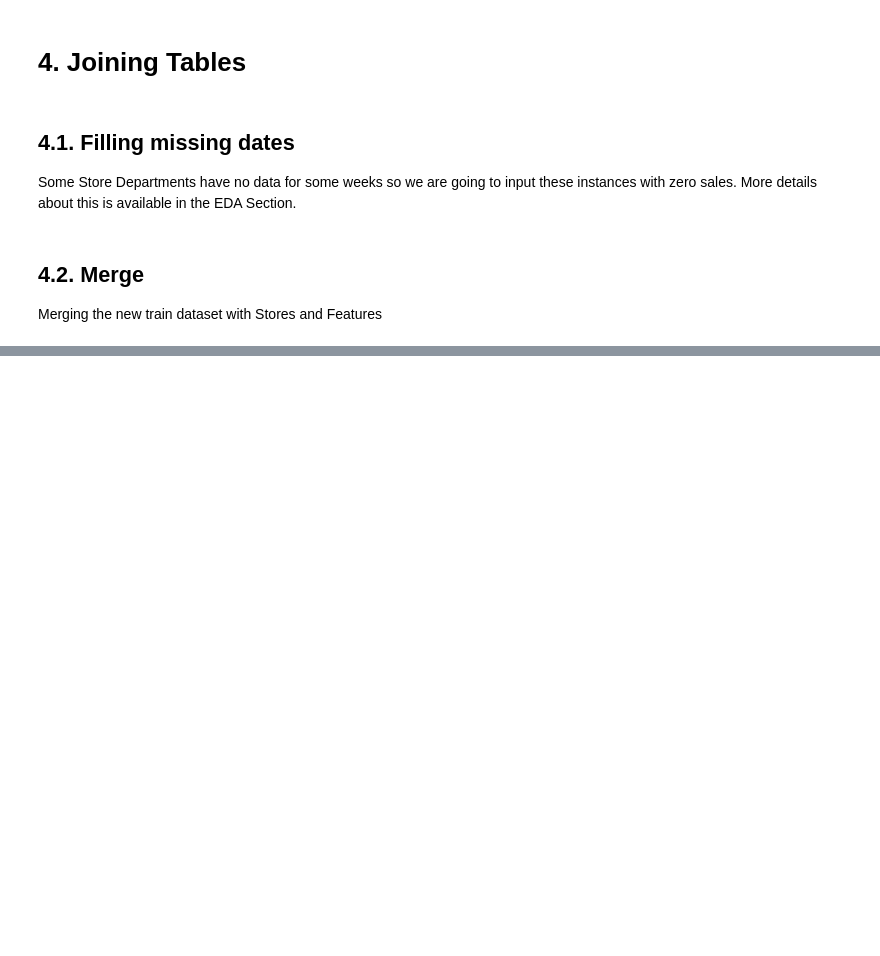
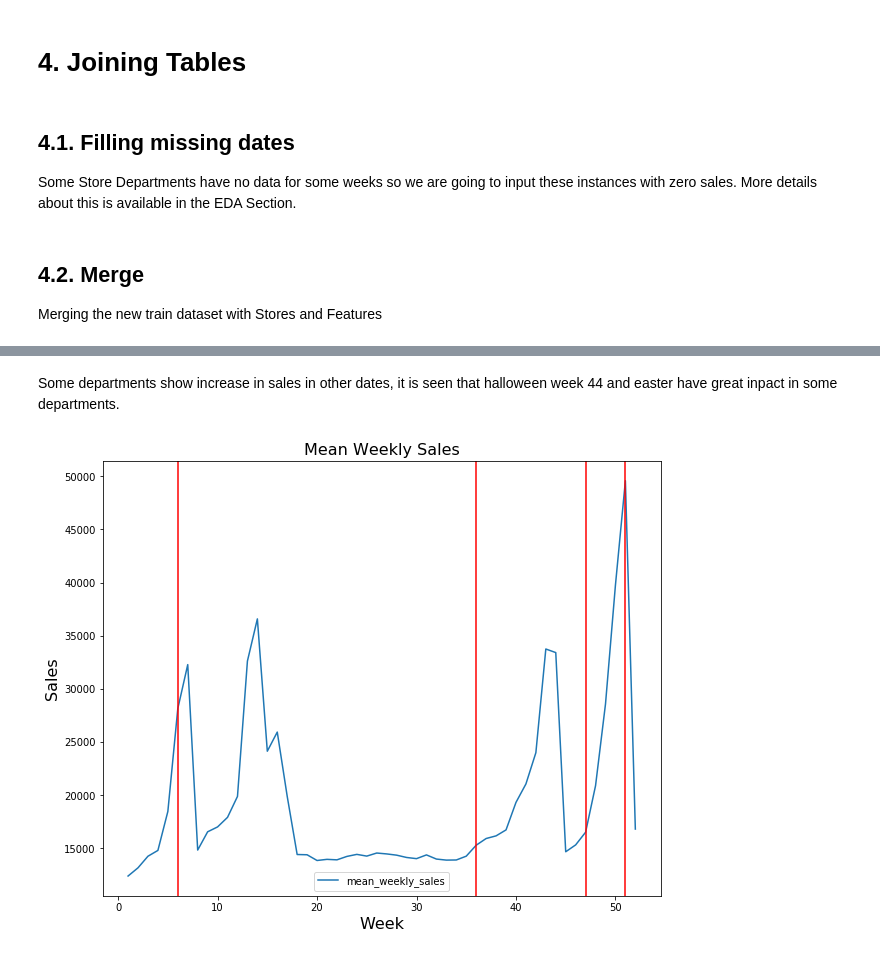
Before and after one commit to welberthdouglas/Store_sales_forecast, a Jupyter notebook: Store_sales_forecasting.ipynb, the cells around one changed output, grey strips where cells are left out. Cells and saved outputs as stored; diff of their text form; code cells hidden in the pictures; blank space fills up the shorter version.

```diff
--- a/Store_sales_forecasting.ipynb
+++ b/Store_sales_forecasting.ipynb
@@ -143,3 +313,0 @@ data.query('IsHoliday == True').WeekofYear.unique()
-# %%
-data['IsHoliday'] = data.query('IsHoliday == True').WeekofYear
-data['IsHoliday_1'] = data.query('WeekofYear in (5, 35, 46, 51)').WeekofYear
@@ -164,0 +388,19 @@ print(f'data memory usage after optimizing dtypes : {data.memory_usage(deep = Tr
+# %% [markdown]
+Some departments show increase in sales in other dates, it is seen that halloween week 44 and easter have great inpact in some departments.
+# %%
+# Weekly Sales - Different departments
+data.query(" Dept == 1").groupby('WeekofYear').agg(mean_weekly_sales = ('Weekly_Sales','mean')).plot(figsize = (10,8))
+
+xcoords = [6, 36, 47, 51]
+for xc in xcoords:
+    plt.axvline(x=xc, color = 'red')
+
+plt.title("Mean Weekly Sales", fontsize=16);
+plt.ylabel('Sales', fontsize=16);
+plt.xlabel('Week', fontsize=16);
+
+#9,12 incresing in the middle of the year
+#2 max in sales x weeks before a specific holiday
+#1,18 seems to have other importat dates (week 44 halloween)
+# %% [output]
+[figure, added]
```
Also changed, not shown: parts of 66 cells of this notebook.
